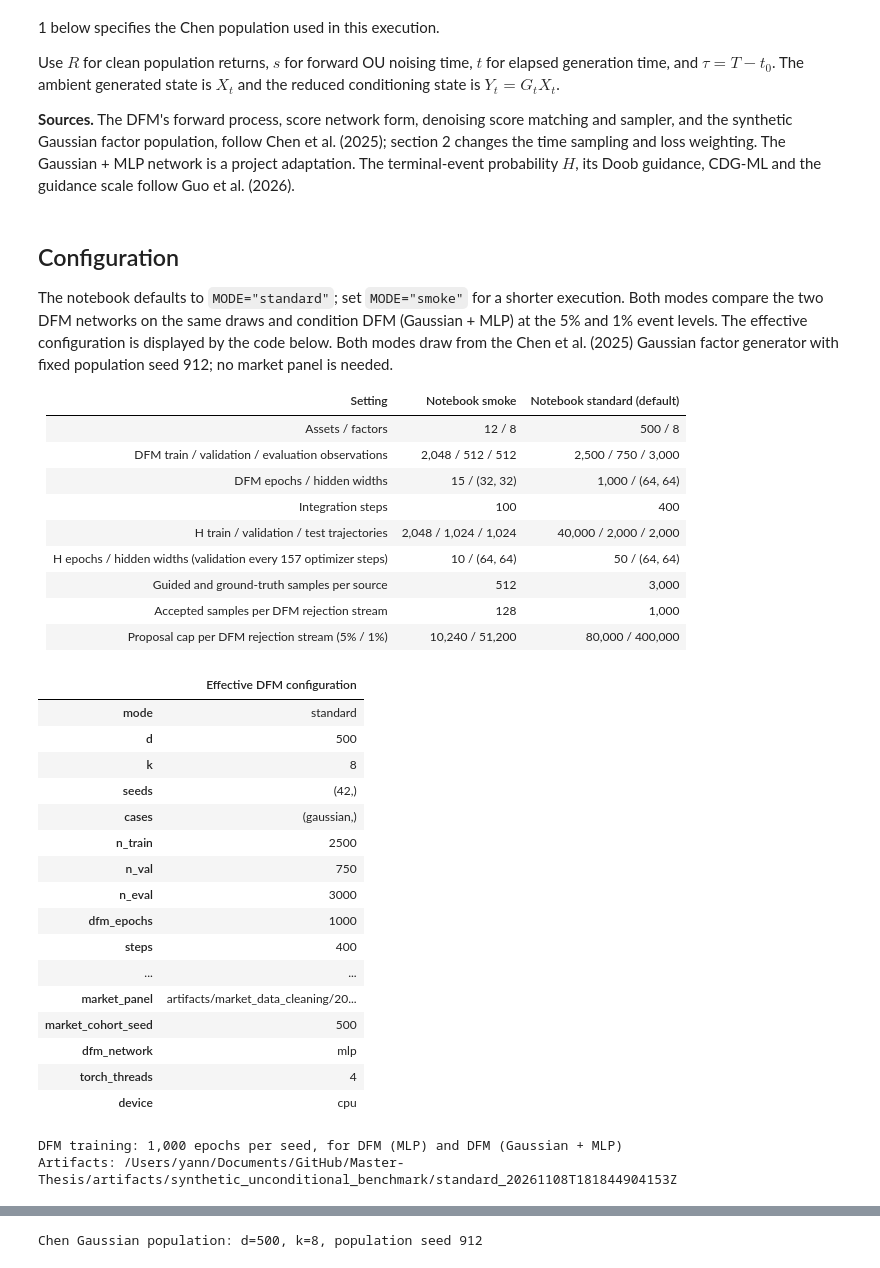
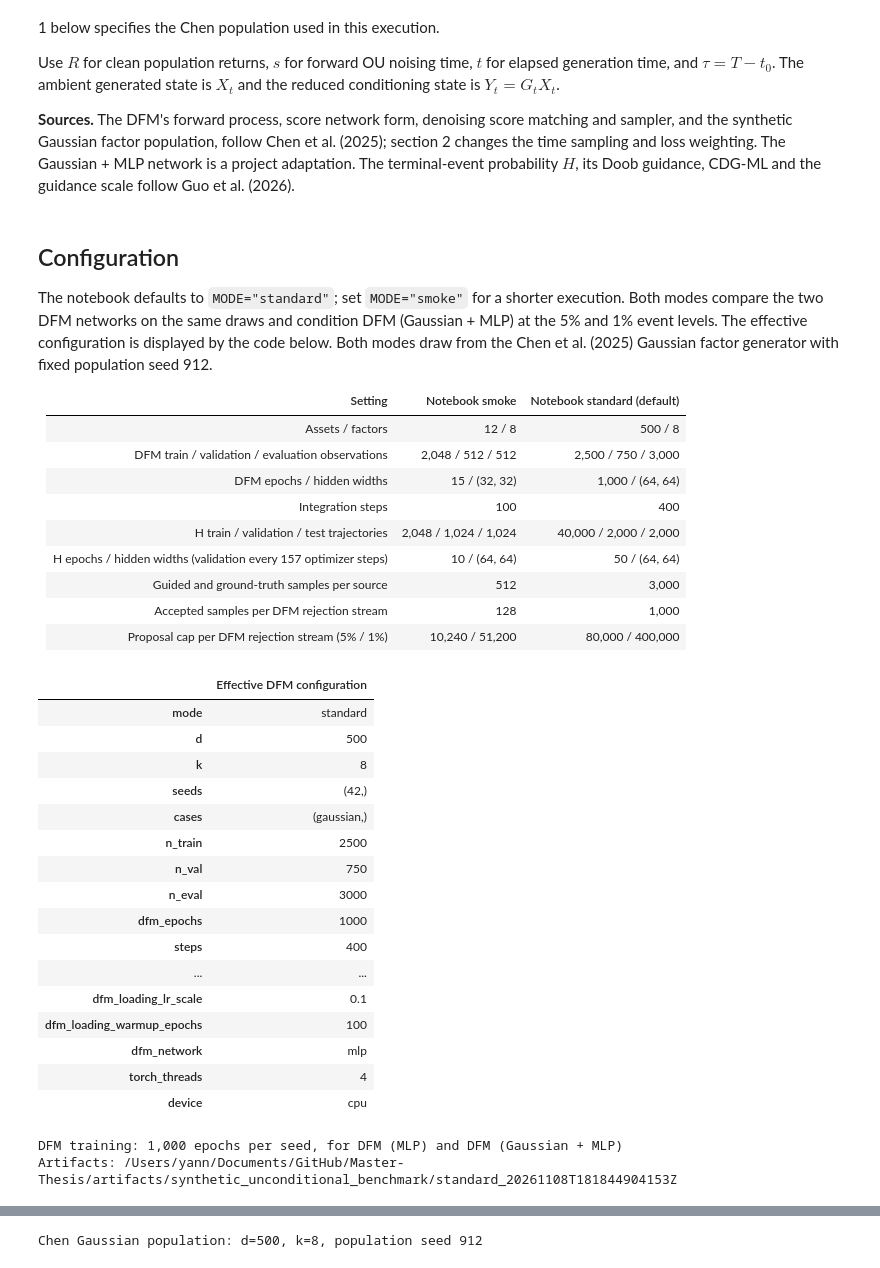
Before and after one commit to yadorno03/Master-Thesis, a Jupyter notebook: synthetic_dfm_conditional_benchmark.ipynb, the cells around one changed output, grey strips where cells are left out. Drawn from its saved outputs; the diff is of its cells as text; code cells hidden in the pictures.

```diff
--- a/synthetic_dfm_conditional_benchmark.ipynb
+++ b/synthetic_dfm_conditional_benchmark.ipynb
@@ -28,7 +28,7 @@ The notebook defaults to `MODE="standard"`; set `MODE="smoke"` for a shorter
 execution. Both modes compare the two DFM networks on the same draws and condition
 DFM (Gaussian + MLP) at the 5% and 1% event levels. The effective configuration is
 displayed by the code below. Both modes draw from the Chen et al. (2025) Gaussian
-factor generator with fixed population seed 912; no market panel is needed.
+factor generator with fixed population seed 912.
 
 | Setting | Notebook smoke | Notebook standard (default) |
 | --- | ---: | ---: |
@@ -70,10 +70,8 @@ FROZEN_DFM_RUN = os.environ.get("SYNTHETIC_FROZEN_DFM_RUN")
 MODE = "standard"  # smoke reduces dimensions and both DFM and H training budgets.
 CONFIG_OVERRIDES = {
     # Chen et al. (2025) Gaussian factor population, fixed population seed 912 (section 1).
-    "population": "chen",
     "d": 12 if MODE == "smoke" else 500,
     "k": 8,
-    # Same observation counts as the earlier market-calibrated run.
     "n_train": 2_048 if MODE == "smoke" else 2_500,
     "n_val": 512 if MODE == "smoke" else 750,
     # Selected using observed validation returns; the objective is explained below.
@@ -84,35 +82,35 @@ CONFIG_OVERRIDES = {
     "lr": 1e-3,
     "torch_threads": 4,
     # "seeds": (42,),
     # "n_eval": 3_000, "dfm_epochs": 1_000, "steps": 400,
     # "T": 8.0, "t0": 0.005, "width": 64,
     # "batch": 256, "device": "cpu",
 }
 CONFIG = replace(Config.preset(MODE), **CONFIG_OVERRIDES)
 # Both DFMs are trained on the same draws; guidance runs on DFM (Gaussian + MLP).
 DFM_NETWORKS = ("mlp", "gaussian_mlp")
 OUTPUT = ROOT / "artifacts" / "synthetic_unconditional_benchmark" / (
     MODE + "_" + datetime.now(timezone.utc).strftime("%Y%m%dT%H%M%S%fZ")
 )
 display(pd.Series(asdict(CONFIG), name="Effective DFM configuration").to_frame())
 print(f"DFM training: {CONFIG.dfm_epochs:,} epochs per seed, for "
       + " and ".join(DFM_LABELS[network] for network in DFM_NETWORKS))
 print("Artifacts:", OUTPUT)
 # %% [output]
 |  | Effective DFM configuration |
 | mode | standard |
 | d | 500 |
 | k | 8 |
 | seeds | (42,) |
 | cases | (gaussian,) |
 | n_train | 2500 |
 | n_val | 750 |
 | n_eval | 3000 |
 | dfm_epochs | 1000 |
 | steps | 400 |
 | ... | ... |
-| market_panel | artifacts/market_data_cleaning/20... |
-| market_cohort_seed | 500 |
+| dfm_loading_lr_scale | 0.1 |
+| dfm_loading_warmup_epochs | 100 |
 | dfm_network | mlp |
 | torch_threads | 4 |
 | device | cpu |
```
Also changed, not shown: parts of 5 cells of this notebook, 35 other files.
